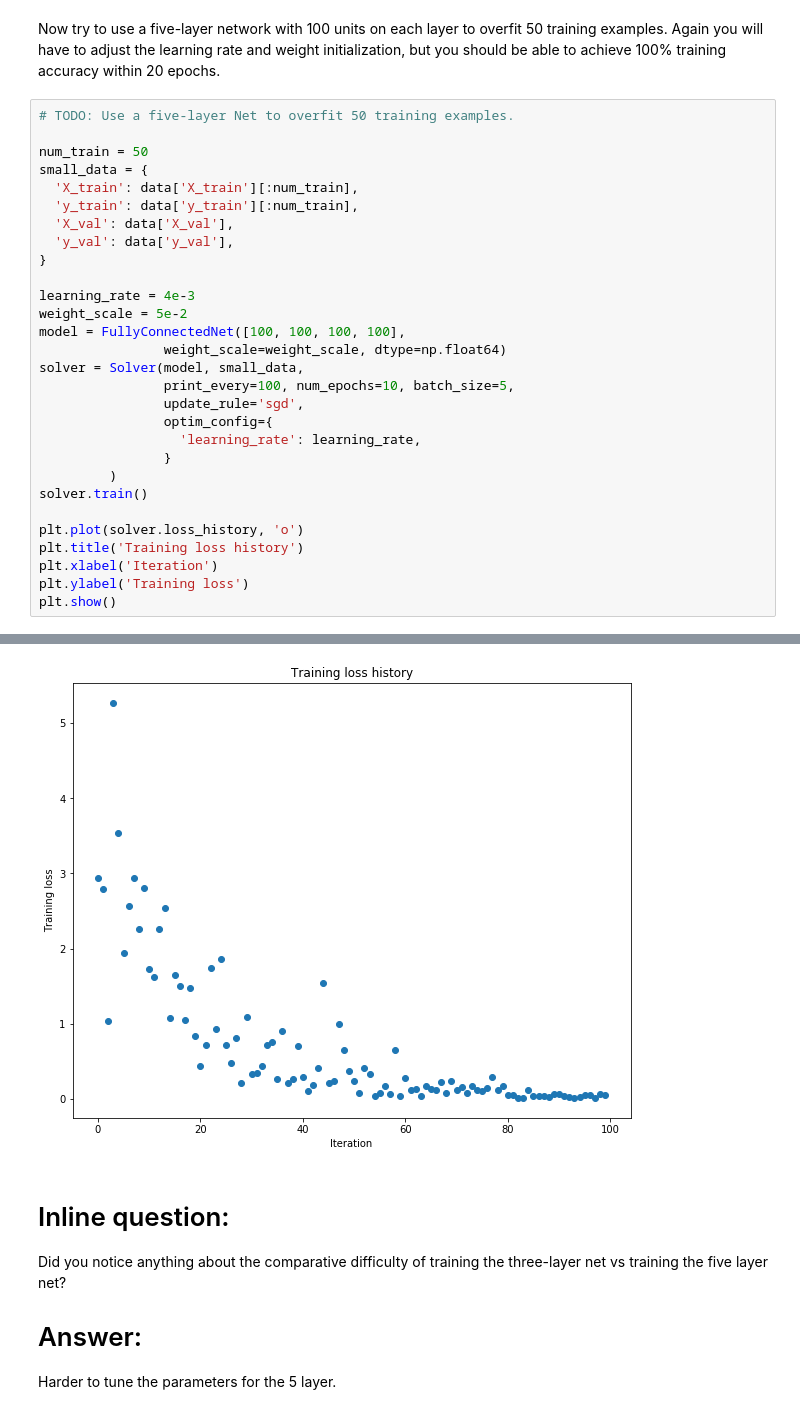
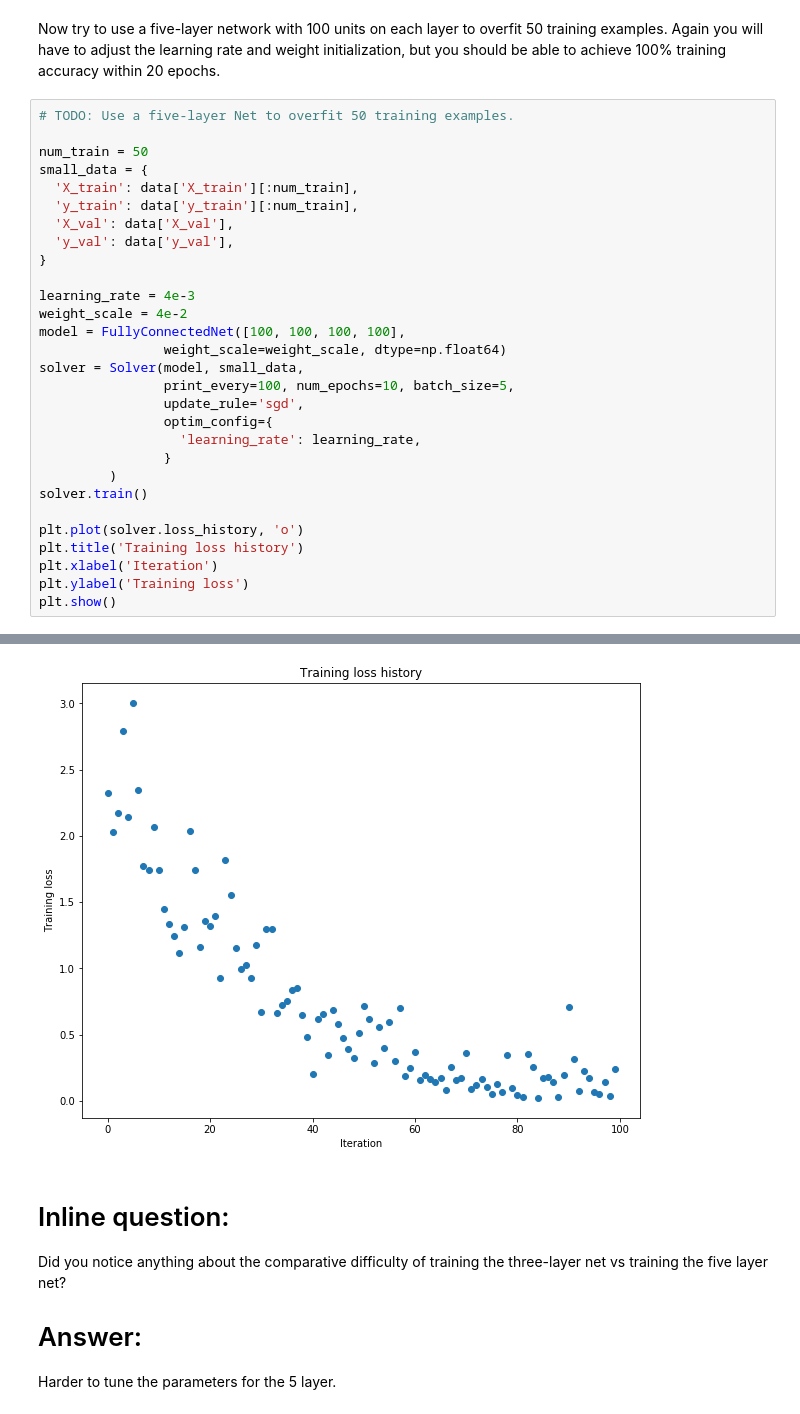
Before and after one commit to fgabel/CS231n-Assignment-2, a Jupyter notebook: FullyConnectedNets.ipynb, the cells around one changed output, grey strips where cells are left out. Drawn from its saved outputs; the diff is of its cells as text.

```diff
--- a/FullyConnectedNets.ipynb
+++ b/FullyConnectedNets.ipynb
@@ -479,7 +479,7 @@ small_data = {
 }
 
 learning_rate = 4e-3
-weight_scale = 5e-2
+weight_scale = 4e-2
 model = FullyConnectedNet([100, 100, 100, 100],
                 weight_scale=weight_scale, dtype=np.float64)
 solver = Solver(model, small_data,
@@ -512,4 +512,4 @@ plt.show()
-[figure, old version]
+[figure, new version]
 # %% [markdown]
 # Inline question:
 Did you notice anything about the comparative difficulty of training the three-layer net vs training the five layer net?
```
Also changed, not shown: parts of 6 cells of this notebook, 1 other file.
